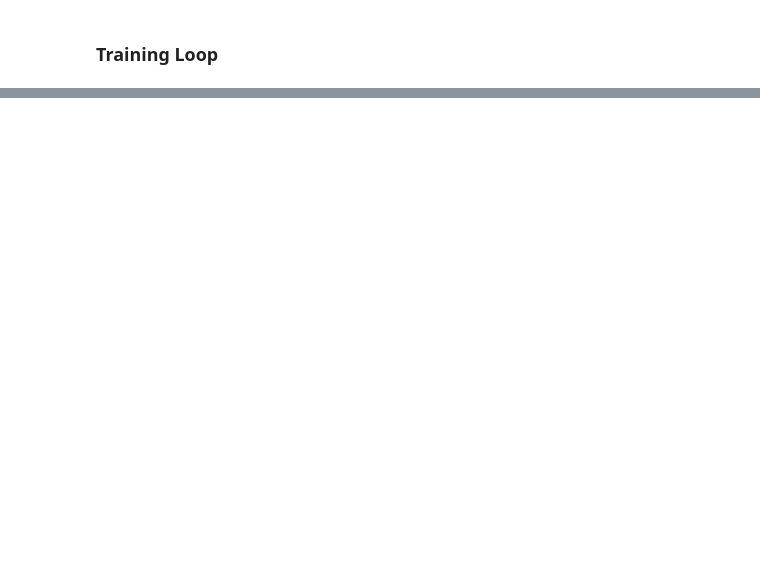
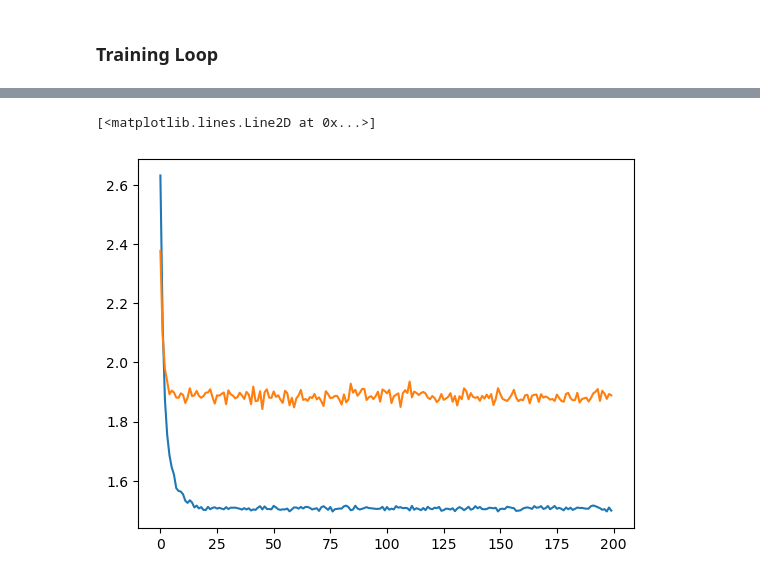
Before and after one commit to hcccccz/torch_tutor, a Jupyter notebook: surname/surname.ipynb, the cells around one changed output, grey strips where cells are left out. Saved outputs shown, nothing was run; the diff lists cells and outputs as text; code cells hidden in the pictures; blank space fills up the shorter version.

```diff
--- a/surname/surname.ipynb
+++ b/surname/surname.ipynb
@@ -403,0 +438,6 @@ IndexError: index 77 is out of bounds for axis 0 with size 77
+# %%
+plt.plot(range(200),train_state['train_loss'])
+plt.plot(range(200),train_state['val_loss'])
+# %% [output]
+[<matplotlib.lines.Line2D at 0x...>]
+[figure, added]
```
Also changed, not shown: parts of 12 cells of this notebook.
